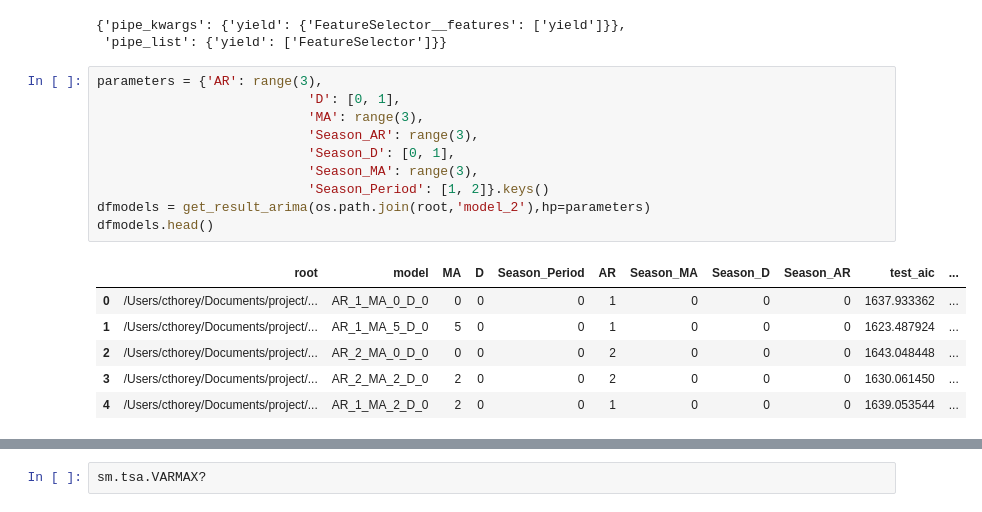
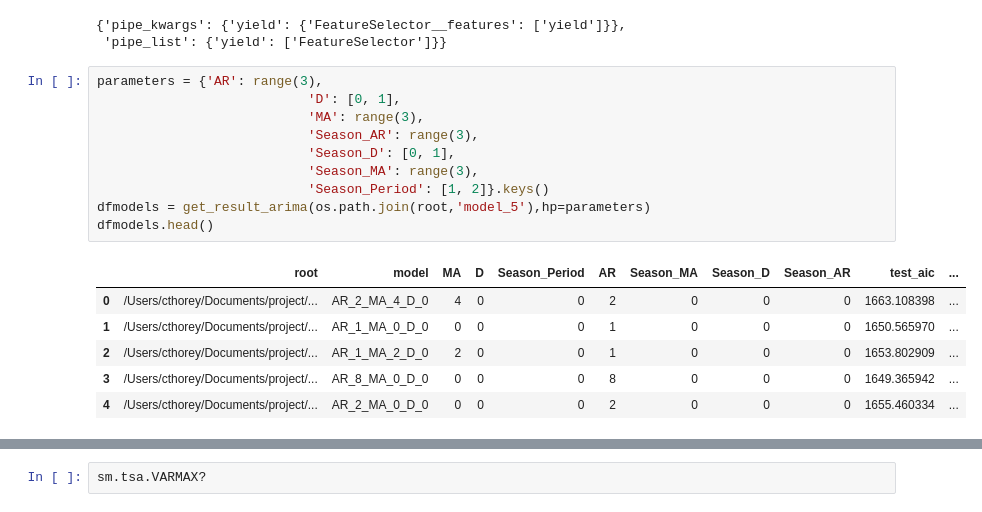
Before and after one commit to cthorey/fognet, a Jupyter notebook: 07-04-2016.ipynb, the cells around one changed output, grey strips where cells are left out. Cells and saved outputs as stored; diff of their text form.

```diff
--- a/07-04-2016.ipynb
+++ b/07-04-2016.ipynb
@@ -343,17 +318,17 @@ pipe_yield_base
 # %%
 parameters = {'AR': range(3),
                            'D': [0, 1],
                            'MA': range(3),
                            'Season_AR': range(3),
                            'Season_D': [0, 1],
                            'Season_MA': range(3),
                            'Season_Period': [1, 2]}.keys()
-dfmodels = get_result_arima(os.path.join(root,'model_2'),hp=parameters)
+dfmodels = get_result_arima(os.path.join(root,'model_5'),hp=parameters)
 dfmodels.head()
 # %% [output]
 |  | root | model | MA | D | Season_Period | AR | Season_MA | Season_D | Season_AR | test_aic | ... |
-| 0 | /Users/cthorey/Documents/project/... | AR_1_MA_0_D_0 | 0 | 0 | 0 | 1 | 0 | 0 | 0 | 1637.933362 | ... |
-| 1 | /Users/cthorey/Documents/project/... | AR_1_MA_5_D_0 | 5 | 0 | 0 | 1 | 0 | 0 | 0 | 1623.487924 | ... |
-| 2 | /Users/cthorey/Documents/project/... | AR_2_MA_0_D_0 | 0 | 0 | 0 | 2 | 0 | 0 | 0 | 1643.048448 | ... |
-| 3 | /Users/cthorey/Documents/project/... | AR_2_MA_2_D_0 | 2 | 0 | 0 | 2 | 0 | 0 | 0 | 1630.061450 | ... |
-| 4 | /Users/cthorey/Documents/project/... | AR_1_MA_2_D_0 | 2 | 0 | 0 | 1 | 0 | 0 | 0 | 1639.053544 | ... |
+| 0 | /Users/cthorey/Documents/project/... | AR_2_MA_4_D_0 | 4 | 0 | 0 | 2 | 0 | 0 | 0 | 1663.108398 | ... |
+| 1 | /Users/cthorey/Documents/project/... | AR_1_MA_0_D_0 | 0 | 0 | 0 | 1 | 0 | 0 | 0 | 1650.565970 | ... |
+| 2 | /Users/cthorey/Documents/project/... | AR_1_MA_2_D_0 | 2 | 0 | 0 | 1 | 0 | 0 | 0 | 1653.802909 | ... |
+| 3 | /Users/cthorey/Documents/project/... | AR_8_MA_0_D_0 | 0 | 0 | 0 | 8 | 0 | 0 | 0 | 1649.365942 | ... |
+| 4 | /Users/cthorey/Documents/project/... | AR_2_MA_0_D_0 | 0 | 0 | 0 | 2 | 0 | 0 | 0 | 1655.460334 | ... |
```
Also changed, not shown: parts of 6 cells of this notebook, 1 other file.
